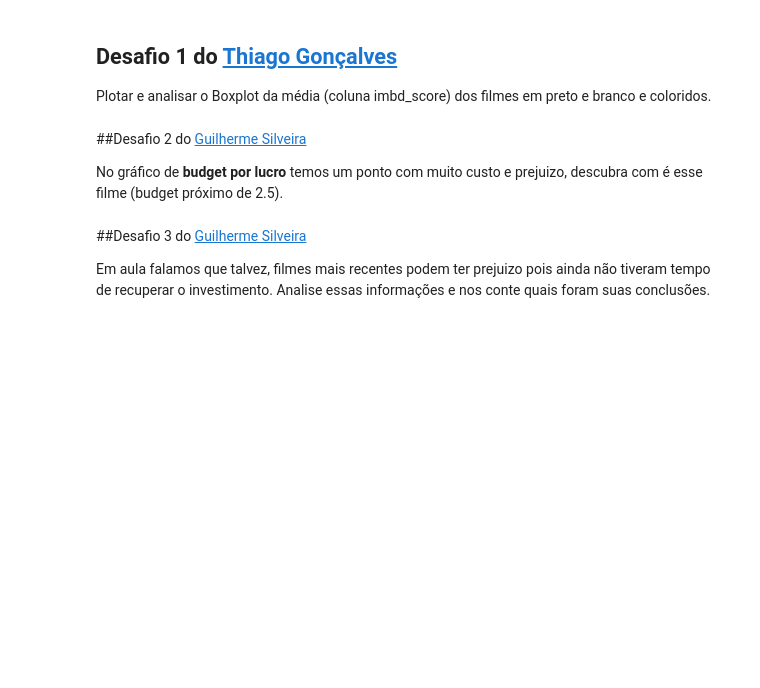
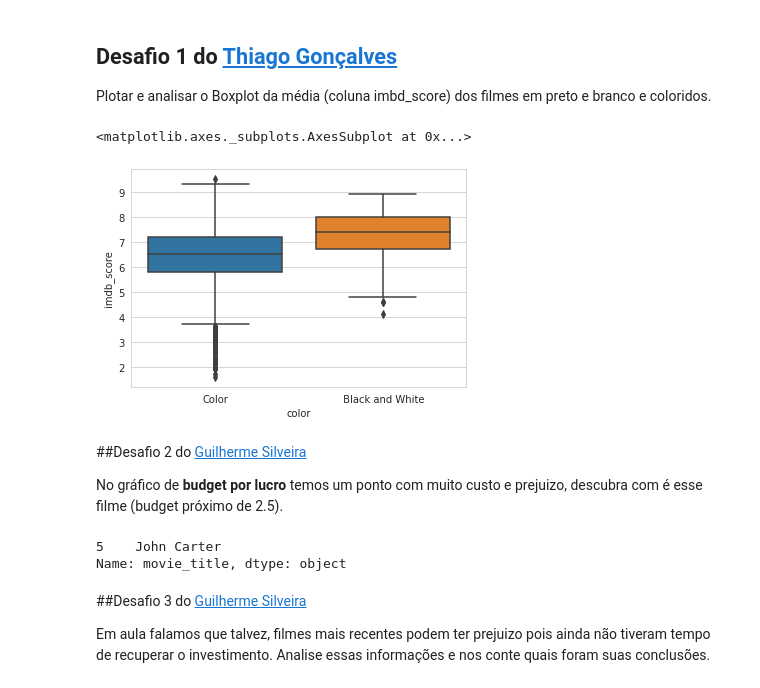
Before and after one commit to osandrolucas/QuarentenaDados, a Jupyter notebook: QuarentenaDados_aula03_osandrolucas.ipynb, the cells around one changed output. Drawn from its saved outputs; the diff is of its cells as text; code cells hidden in the pictures; blank space fills up the shorter version.

```diff
--- a/QuarentenaDados_aula03_osandrolucas.ipynb
+++ b/QuarentenaDados_aula03_osandrolucas.ipynb
@@ -357,10 +357,20 @@ Até a próxima aula!
 ## Desafio 1 do [Thiago Gonçalves](https://twitter.com/tgcsantos)
 
 Plotar e analisar o Boxplot da média (coluna imbd_score) dos filmes em preto e branco e coloridos.
+# %%
+sns.boxplot(x='color', y='imdb_score', data=color_or_bw)
+# %% [output]
+<matplotlib.axes._subplots.AxesSubplot at 0x...>
+[figure, added]
 # %% [markdown]
 ##Desafio 2 do [Guilherme Silveira](https://twitter.com/guilhermecaelum)
 
 No gráfico de **budget por lucro** temos um ponto com muito custo e prejuizo, descubra com é esse filme (budget próximo de 2.5).
+# %%
+imdb_usa.sort_values('lucro').head(1)['movie_title']
+# %% [output]
+5    John Carter
+Name: movie_title, dtype: object
 # %% [markdown]
 ##Desafio 3 do [Guilherme Silveira](https://twitter.com/guilhermecaelum)
 
```
Also changed, not shown: parts of 15 cells of this notebook.
